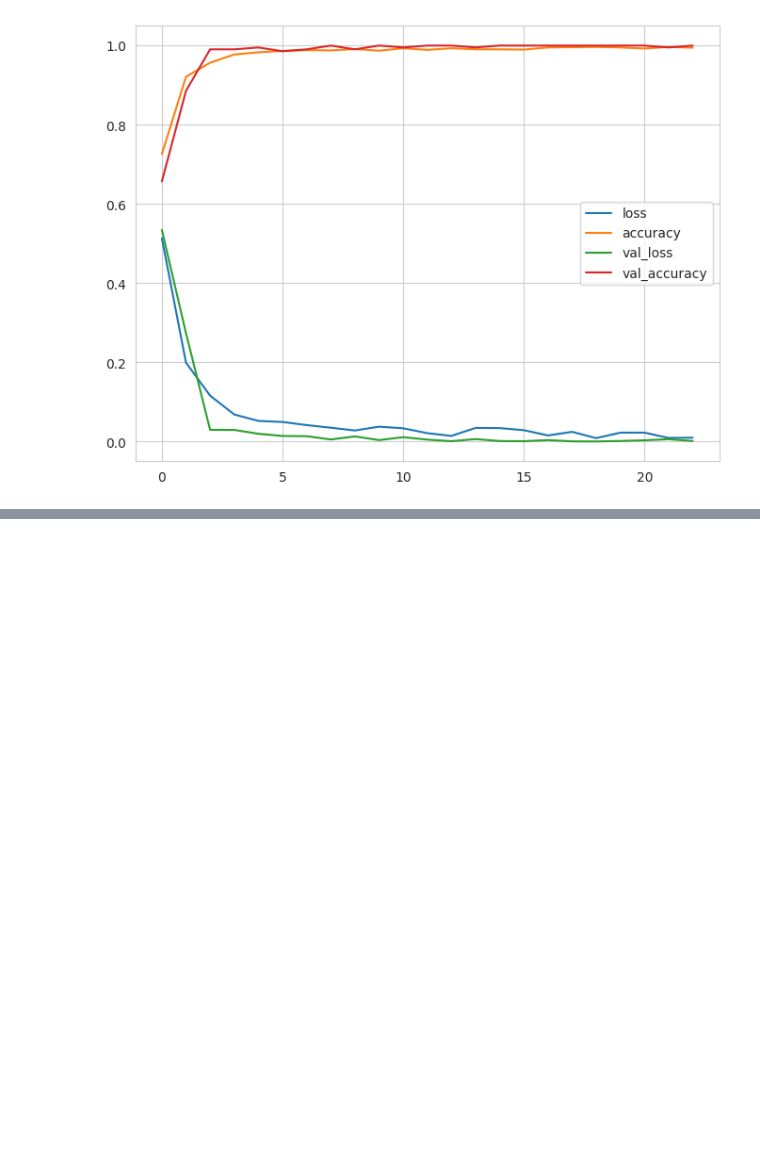
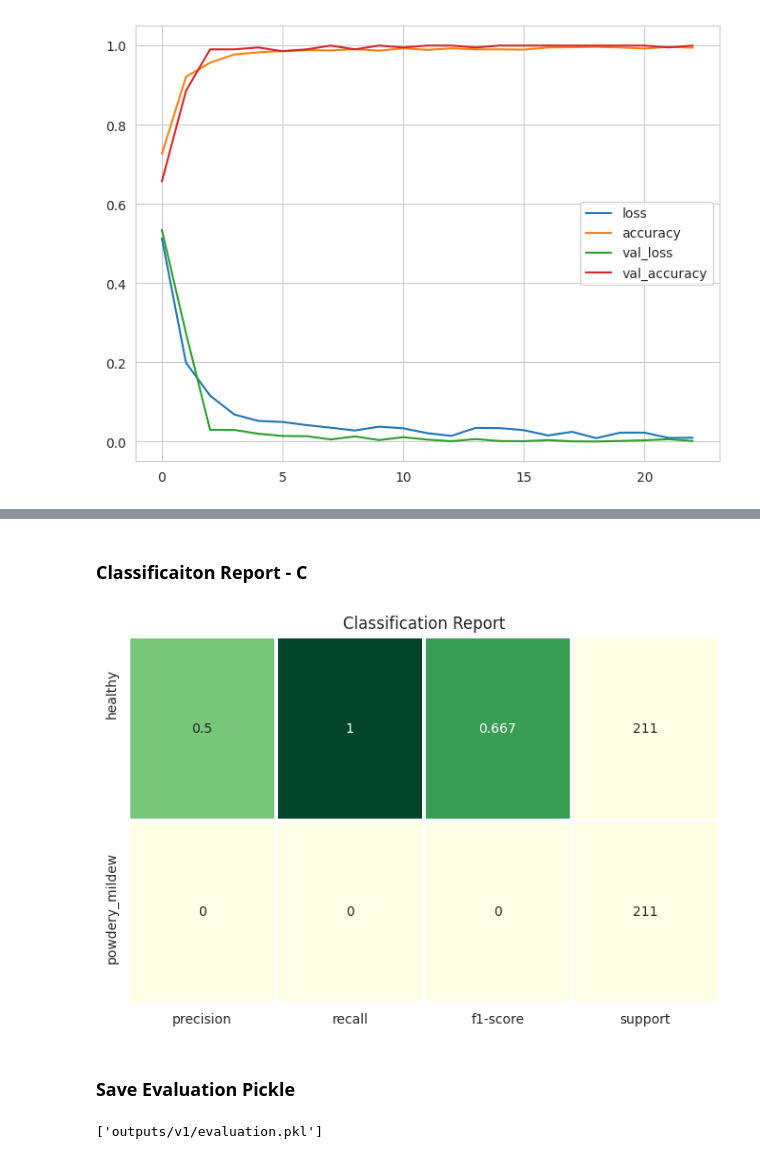
Before and after one commit to Sammy92dec/mildew-detection-in-cherry-leaves, a Jupyter notebook: jupyter_notebooks/Modelling and Evaluating.ipynb, the cells around one changed output, grey strips where cells are left out. Drawn from its saved outputs; the diff is of its cells as text; code cells hidden in the pictures; blank space fills up the shorter version.

```diff
--- a/jupyter_notebooks/Modelling and Evaluating.ipynb
+++ b/jupyter_notebooks/Modelling and Evaluating.ipynb
@@ -433,0 +548,58 @@ plt.show()
+# %% [markdown]
+
+### Classificaiton Report - C
+# %%
+import matplotlib as mpl
+import pathlib
+
+def plot_classification_report(y_test, y_pred, title='Classification Report', save_fig_path=None, **kwargs):
+    fig, ax = plt.subplots(figsize=(8,5))
+    clf_report = classification_report(y_true, y_pred, output_dict=True, **kwargs)
+    keys_to_plot = [key for key in clf_report.keys() if key not in ('accuracy', 'macro avg', 'weighted avg')]
+    df = pd.DataFrame(clf_report, columns=keys_to_plot).T
+    df.sort_values(by=['support'], inplace=True)
+
+    rows, cols = df.shape
+    mask = np.zeros(df.shape)
+    mask[:,cols-1] = True
+
+    ax = sns.heatmap(df, mask=mask, annot=True, cmap="YlGn", fmt='.3g', cbar=False,
+            vmin=0.0,
+            vmax=1.0,
+            linewidths=.4, linecolor='white'
+                    )
+
+    mask = np.zeros(df.shape)
+    mask[:,:cols-1] = True
+
+    ax = sns.heatmap(df, mask=mask, annot=True, cmap="YlGn", cbar=False,
+            linewidths=2, linecolor='white', fmt='.0f',
+            vmin=df['support'].min(),
+            vmax=df['support'].sum(),
+            norm=mpl.colors.Normalize(vmin=df['support'].min(),
+                                      vmax=df['support'].sum())
+                    )
+
+    plt.title(title)
+    plt.yticks(np.arange(length)+.2, classes, rotation=90)
+
+    if (save_fig_path != None):
+        path = pathlib.Path(save_fig_path)
+        path.parent.mkdir(parents=True, exist_ok=True)
+        fig.savefig(save_fig_path)
+
+    return fig, ax
+
+fig, ax = plot_classification_report(y_true, y_pred,
+                    title='Classification Report',
+                    target_names=labels,
+                    save_fig_path = f'{file_path}/clf_report.png',)
+# %% [output]
+[figure, added]
+# %% [markdown]
+### Save Evaluation Pickle
+# %%
+joblib.dump(value=evaluation,
+            filename=f"outputs/v1/evaluation.pkl")
+# %% [output]
+['outputs/v1/evaluation.pkl']
```
Also changed, not shown: parts of 30 cells of this notebook, 5 other files.
